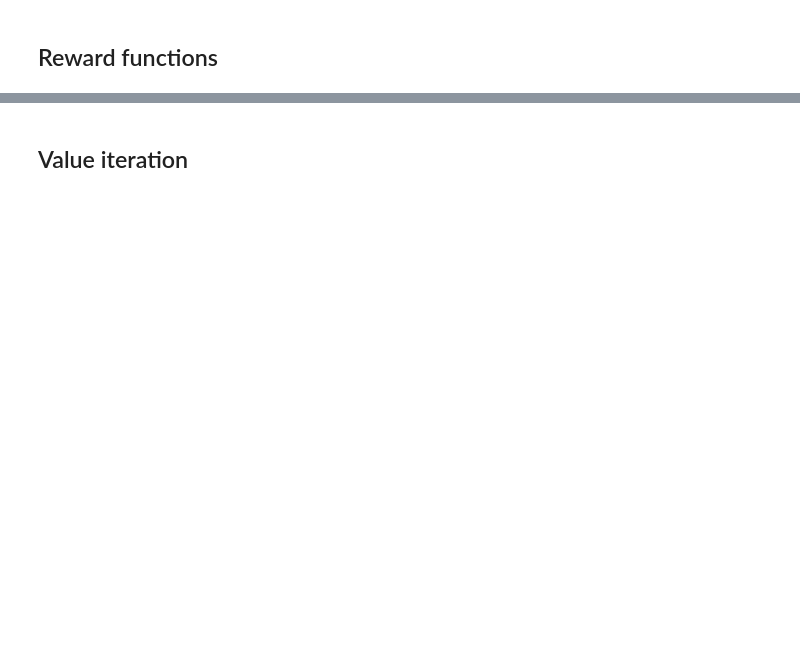
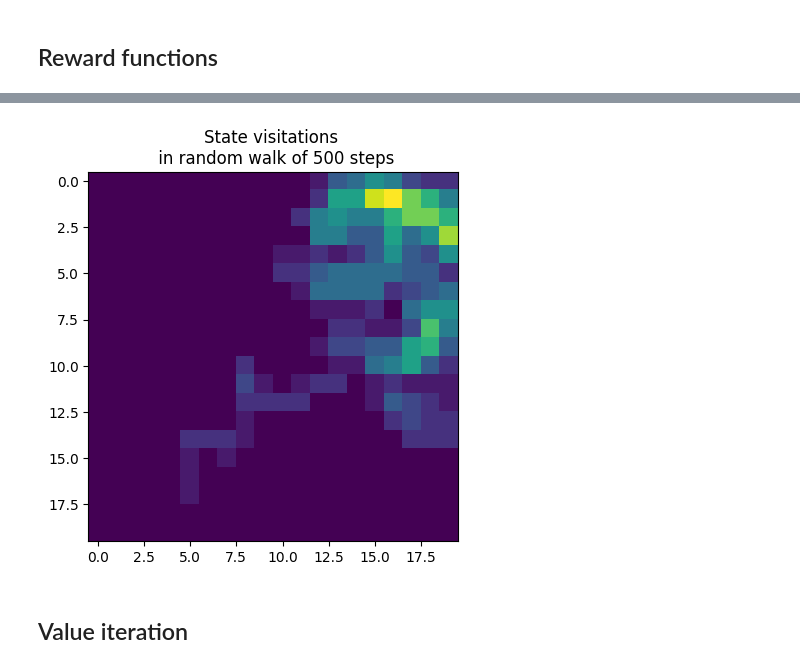
Before and after one commit to nicktfranklin/thread_the_needle, a Jupyter notebook: State_Inference_Network.ipynb, the cells around one changed output, grey strips where cells are left out. Saved outputs shown, nothing was run; the diff lists cells and outputs as text; code cells hidden in the pictures; blank space fills up the shorter version.

```diff
--- a/State_Inference_Network.ipynb
+++ b/State_Inference_Network.ipynb
@@ -380,21 +437,23 @@ plt.show()
 # %%
 n = 500
 state_counts, walk = transition_model.generate_random_walk(n)
 plt.imshow(state_counts.reshape(HEIGHT, WIDTH))
 plt.title(f"State visitations \n in random walk of {n} steps")
 plt.show()
 
 # observation_model()
 walk_observations = torch.tensor(
-    np.stack(
+    torch.stack(
         [
-            observation_model(s).reshape(-1)
+            observation_model(s).view(-1)
             # corrupt_embedding(states[s][0], states[s][1], map_height, kernel).reshape(-1)
             for s in walk
         ]
     )
 )
 walk_rewards = [rewards.get(s, 0) for s in walk]
+# %% [output]
+[figure, added]
 # %% [markdown]
 ## Value iteration
 # %%
```
Also changed, not shown: parts of 18 cells of this notebook, 4 other files.
